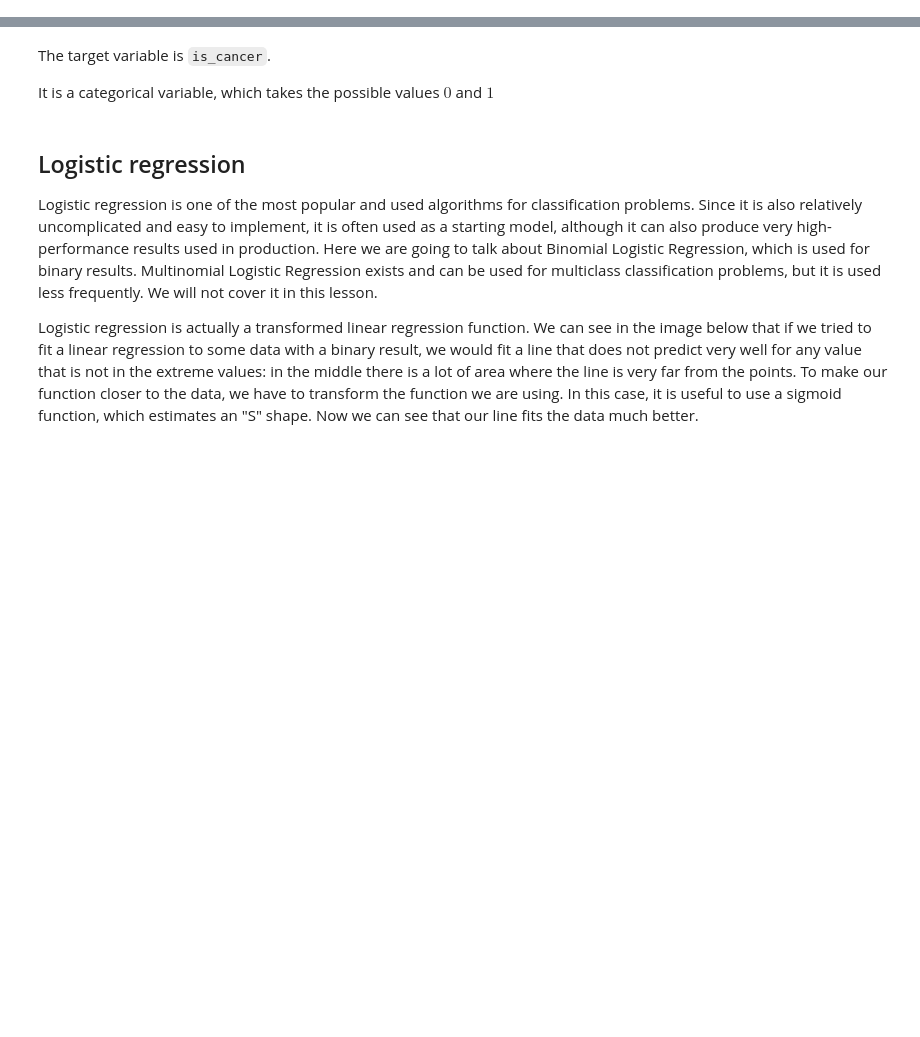
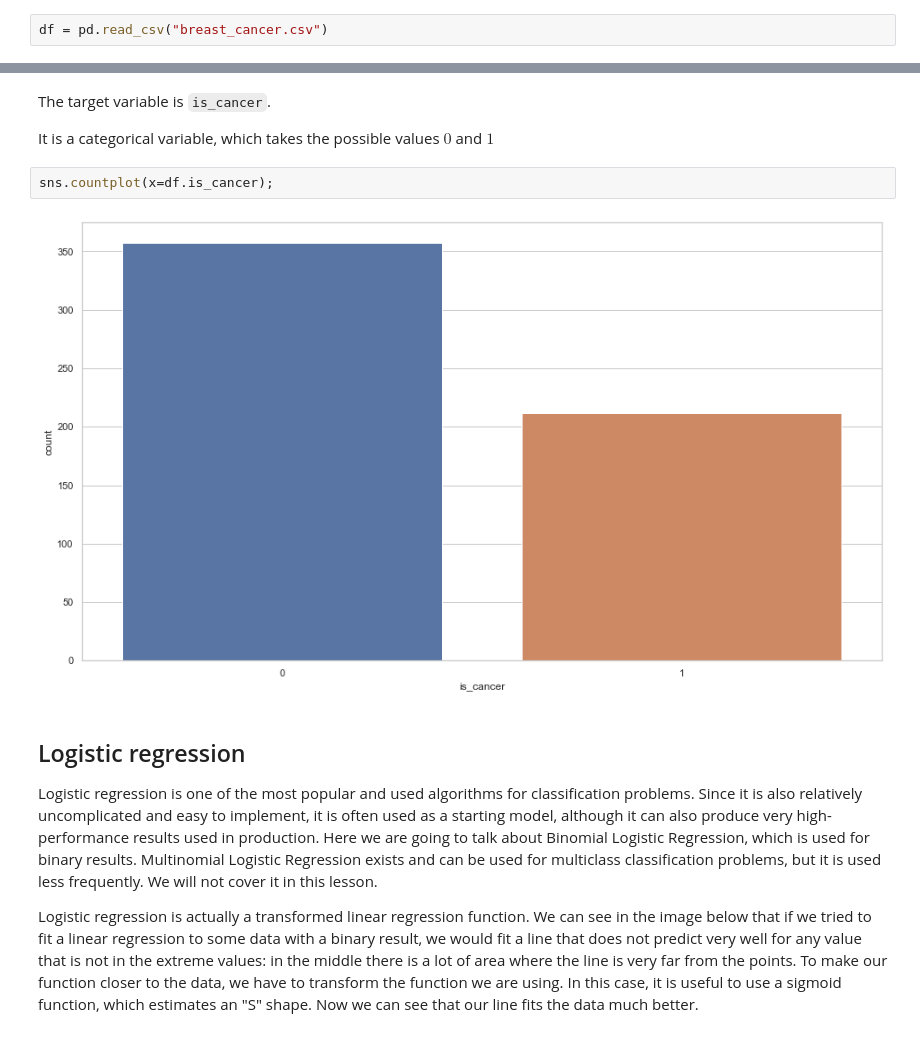
Before and after one commit to Ironhack-data-bcn-april-2023/lectures, a Jupyter notebook: week-7/03-Classification.ipynb, the cells around one changed output, grey strips where cells are left out. Cells and saved outputs as stored; diff of their text form; blank space fills up the shorter version.

```diff
--- a/week-7/03-Classification.ipynb
+++ b/week-7/03-Classification.ipynb
@@ -48,3 +48,5 @@ from sklearn.metrics import f1_score
   - ...
 # %% [markdown]
 ## Exploring the data
+# %%
+df = pd.read_csv("breast_cancer.csv")
@@ -67,3 +85,7 @@
+# %%
+sns.countplot(x=df.is_cancer);
+# %% [output]
+[figure, added]
 # %% [markdown]
 ## Logistic regression
 Logistic regression is one of the most popular and used algorithms for classification problems. Since it is also relatively uncomplicated and easy to implement, it is often used as a starting model, although it can also produce very high-performance results used in production. Here we are going to talk about Binomial Logistic Regression, which is used for binary results. Multinomial Logistic Regression exists and can be used for multiclass classification problems, but it is used less frequently. We will not cover it in this lesson.
```
Also changed, not shown: parts of 52 cells of this notebook.
